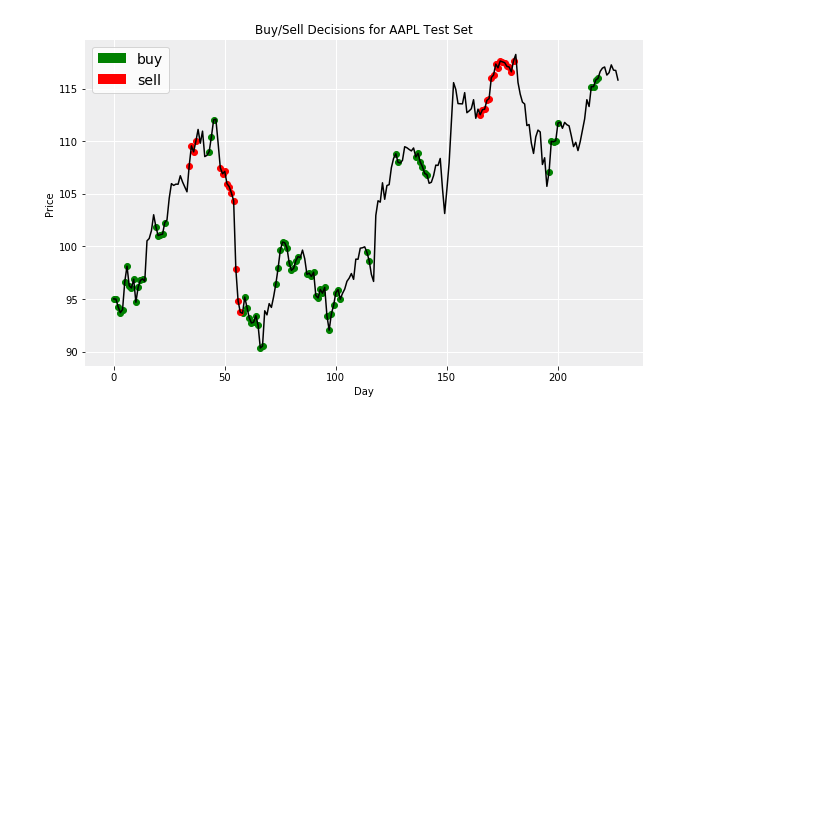
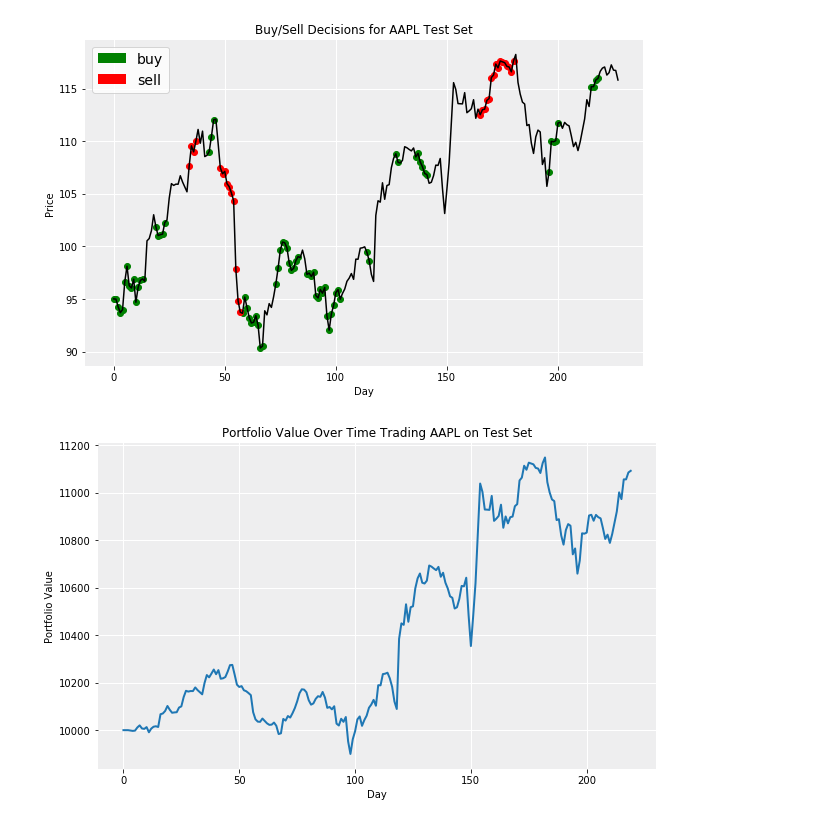
Before and after one commit to munozalexander/Stock-Prediction, a Jupyter notebook: Prediction_Demo_AAPL.ipynb, the cells around one changed output. Drawn from its saved outputs; the diff is of its cells as text; code cells hidden in the pictures; blank space fills up the shorter version.

Commit message:
implementing python class (unfinished), added portfolio value to AAPL notebook

```diff
--- a/Stock_Prediction.ipynb
+++ b/Prediction_Demo_AAPL.ipynb
@@ -114,8 +119,8 @@ aapl_df.head()
 # %%
 def load_stock(df, lookback=25):
     ''' scale data and split into training/test sets '''
-    data = aapl_df.values
-    n_train = list(aapl_df.index).index(aapl_df.index[-1]+timedelta(-365))
+    data = df.values
+    n_train = list(df.index).index(df.index[-1]+timedelta(-365))
     scaler = preprocessing.StandardScaler() #normalize mean-zero, unit-variance
     scaler.fit(data[:n_train,:])
     data = scaler.transform(data)
@@ -305,3 +311,26 @@ a.legend(recs,['buy', 'sell'], loc=2, prop={'size':14})
 plt.show()
 # %% [output]
 [figure]
+# %%
+# simulate portfolio value using buy/sell decisions
+cash = 10000
+portfolio = Counter()
+values = [cash]
+for date in range(max(buy_dates+sell_dates)+1):
+    if date in buy_dates: #buy
+        portfolio['AAPL'] += 1
+        cash = cash - inv_price_transform(y_test[date], scaler)
+    elif date in sell_dates: #sell
+        portfolio['AAPL'] -= 1
+        cash = cash + inv_price_transform(y_test[date], scaler)
+    curr_value = cash + portfolio['AAPL']*inv_price_transform(y_test[date],scaler)
+    values.append(curr_value)
+
+f,a = simple_ax(figsize=(10,6))
+a.plot(values, linewidth=2)
+a.set_xlabel('Day')
+a.set_ylabel('Portfolio Value')
+a.set_title('Portfolio Value Over Time Trading AAPL on Test Set')
+plt.show()
+# %% [output]
+[figure, added]
```
Also changed, not shown: parts of 3 cells of this notebook, 8 other files.
